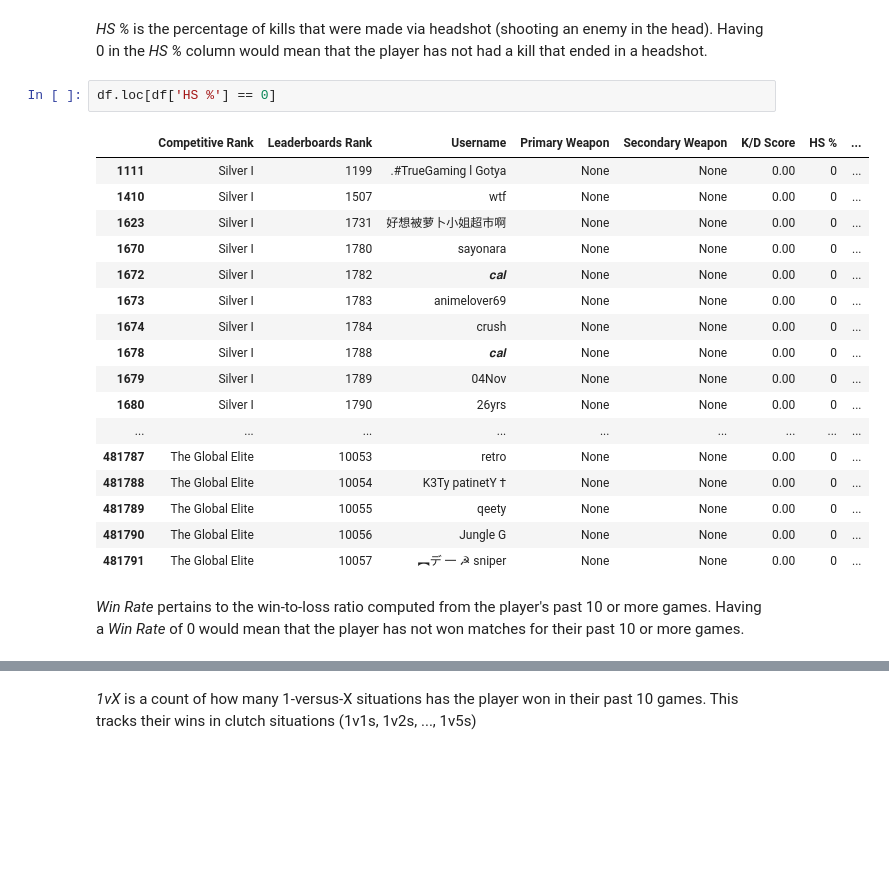
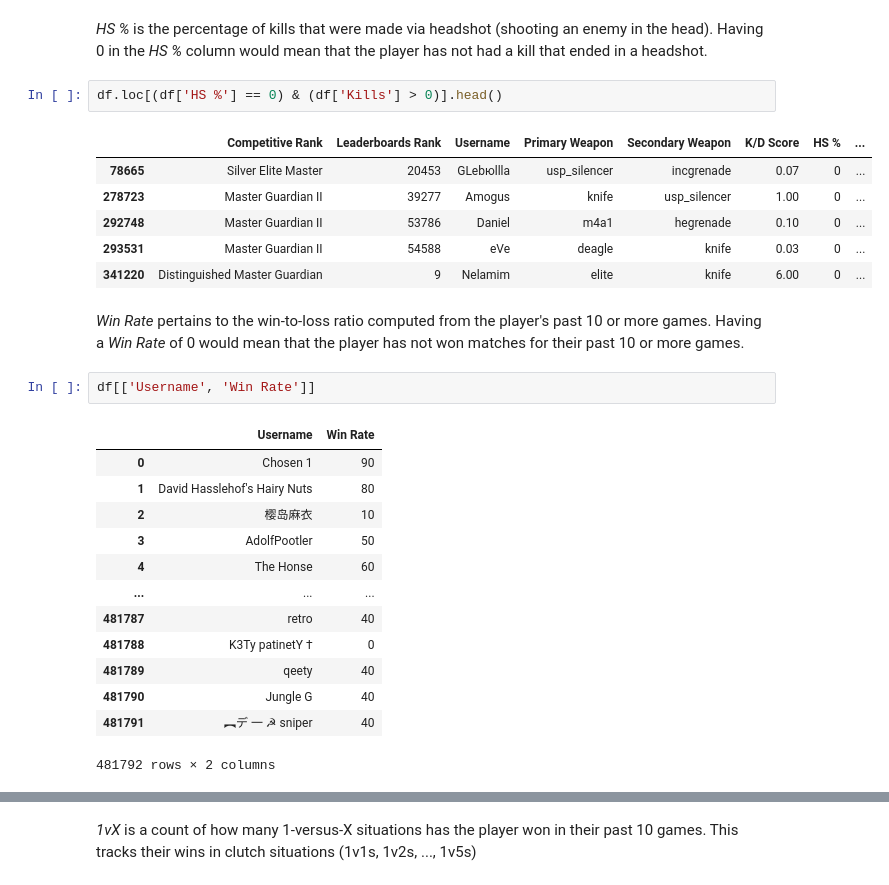
Before and after one commit to cc-visionary/datapre-csgostats, a Jupyter notebook: Scraping CSGOStats.gg.ipynb, the cells around one changed output, grey strips where cells are left out. Drawn from its saved outputs; the diff is of its cells as text; blank space fills up the shorter version.

```diff
--- a/Scraping CSGOStats.gg.ipynb
+++ b/Scraping CSGOStats.gg.ipynb
@@ -561,25 +559,30 @@ df.loc[df['Deaths'] == 0]
 # %% [markdown]
 *HS %* is the percentage of kills that were made via headshot (shooting an enemy in the head). Having 0 in the *HS %* column would mean that the player has not had a kill that ended in a headshot.
 # %%
-df.loc[df['HS %'] == 0]
+df.loc[(df['HS %'] == 0) & (df['Kills'] > 0)].head()
 # %% [output]
 |  | Competitive Rank | Leaderboards Rank | Username | Primary Weapon | Secondary Weapon | K/D Score | HS % | ... |
-| 1111 | Silver I | 1199 | .#TrueGaming l Gotya | None | None | 0.00 | 0 | ... |
-| 1410 | Silver I | 1507 | wtf | None | None | 0.00 | 0 | ... |
-| 1623 | Silver I | 1731 | 好想被萝卜小姐超市啊 | None | None | 0.00 | 0 | ... |
-| 1670 | Silver I | 1780 | sayonara | None | None | 0.00 | 0 | ... |
-| 1672 | Silver I | 1782 | 𝒄𝒂𝒍 | None | None | 0.00 | 0 | ... |
-| 1673 | Silver I | 1783 | animelover69 | None | None | 0.00 | 0 | ... |
-| 1674 | Silver I | 1784 | crush | None | None | 0.00 | 0 | ... |
-| 1678 | Silver I | 1788 | 𝒄𝒂𝒍 | None | None | 0.00 | 0 | ... |
-| 1679 | Silver I | 1789 | 04Nov | None | None | 0.00 | 0 | ... |
-| 1680 | Silver I | 1790 | 26yrs | None | None | 0.00 | 0 | ... |
-| ... | ... | ... | ... | ... | ... | ... | ... | ... |
-| 481787 | The Global Elite | 10053 | retro | None | None | 0.00 | 0 | ... |
-| 481788 | The Global Elite | 10054 | K3Ty patinetY † | None | None | 0.00 | 0 | ... |
-| 481789 | The Global Elite | 10055 | qeety | None | None | 0.00 | 0 | ... |
-| 481790 | The Global Elite | 10056 | Jungle G | None | None | 0.00 | 0 | ... |
-| 481791 | The Global Elite | 10057 | ︻デ 一 ☭ sniper | None | None | 0.00 | 0 | ... |
+| 78665 | Silver Elite Master | 20453 | GLebюllla | usp_silencer | incgrenade | 0.07 | 0 | ... |
+| 278723 | Master Guardian II | 39277 | Amogus | knife | usp_silencer | 1.00 | 0 | ... |
+| 292748 | Master Guardian II | 53786 | Daniel | m4a1 | hegrenade | 0.10 | 0 | ... |
+| 293531 | Master Guardian II | 54588 | eVe | deagle | knife | 0.03 | 0 | ... |
+| 341220 | Distinguished Master Guardian | 9 | Nelamim | elite | knife | 6.00 | 0 | ... |
 # %% [markdown]
 *Win Rate* pertains to the win-to-loss ratio computed from the player's past 10 or more games. Having a *Win Rate* of 0 would mean that the player has not won matches for their past 10 or more games.
+# %%
+df[['Username', 'Win Rate']]
+# %% [output]
+|  | Username | Win Rate |
+| 0 | Chosen 1 | 90 |
+| 1 | David Hasslehof's Hairy Nuts | 80 |
+| 2 | 樱岛麻衣 | 10 |
+| 3 | AdolfPootler | 50 |
+| 4 | The Honse | 60 |
+| ... | ... | ... |
+| 481787 | retro | 40 |
+| 481788 | K3Ty patinetY † | 0 |
+| 481789 | qeety | 40 |
+| 481790 | Jungle G | 40 |
+| 481791 | ︻デ 一 ☭ sniper | 40 |
+481792 rows × 2 columns
 # %%
```
Also changed, not shown: parts of 9 cells of this notebook.
